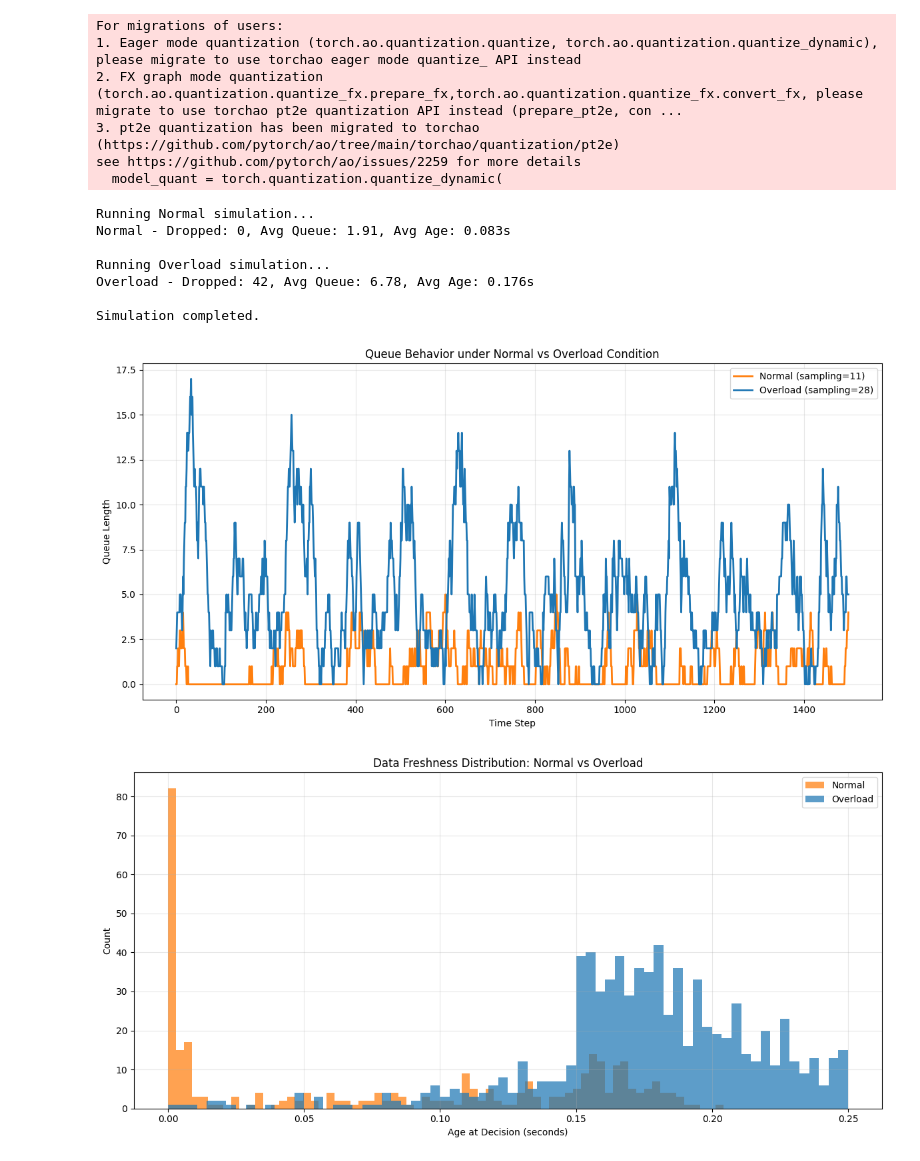
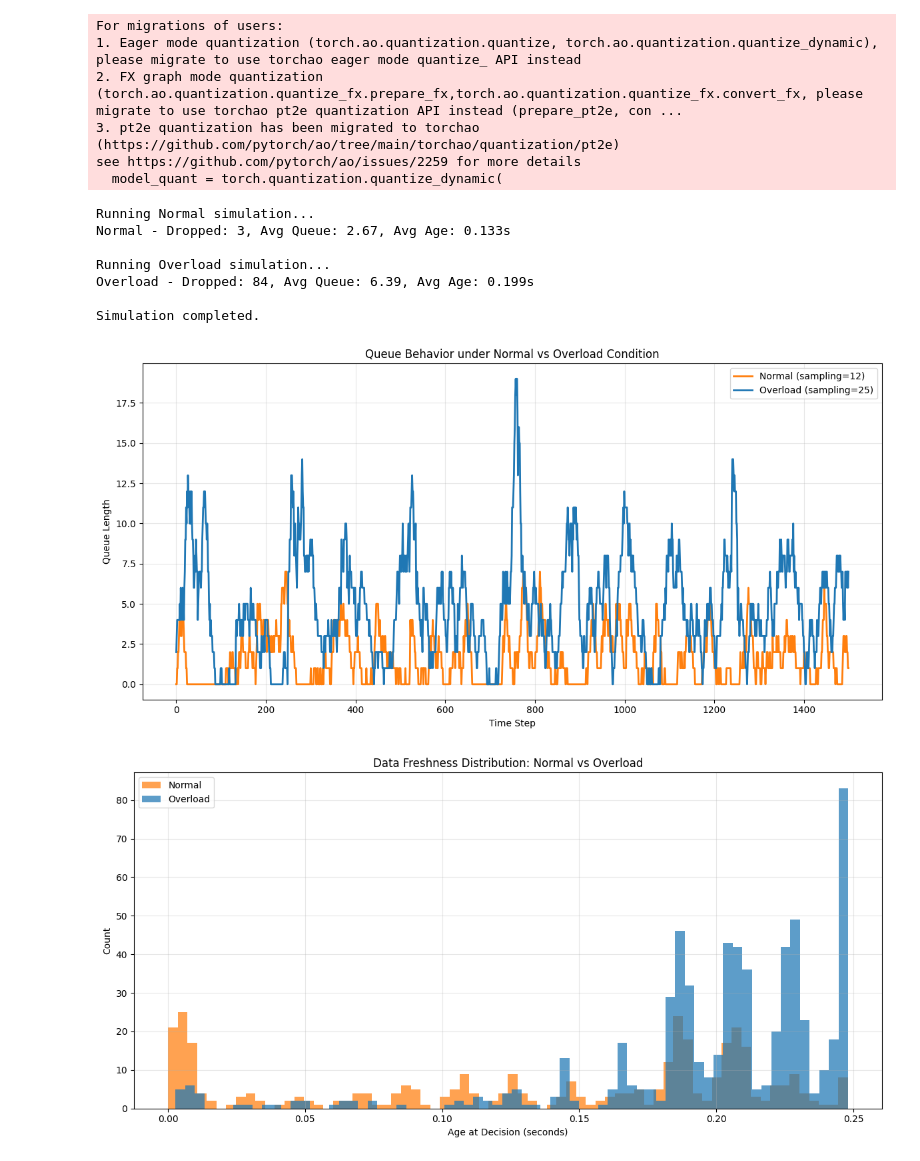
Before and after one commit to mklee38/COMP4436_Project, a Jupyter notebook: main.ipynb, the cells around one changed output. Saved outputs shown, nothing was run; the diff lists cells and outputs as text; code cells hidden in the pictures.

```diff
--- a/main.ipynb
+++ b/main.ipynb
@@ -148,11 +148,11 @@ class AIoT_System:
         return self.edge_time_pruned
 
     def _pick_model(self, qlen, head_age=0.0):
-        if head_age >= 0.17 or qlen >= 12:
+        if head_age >= 0.205 or qlen >= 17:
             self.current_model = "pruned"
-        elif qlen >= 5:
+        elif qlen >= 6:
             self.current_model = "quant"
-        elif qlen <= 2:
+        elif qlen <= 3:
             self.current_model = "full"
 
     def simulate(self, sampling_rate=12, duration=30, name="Normal", seed=42):
@@ -169,10 +169,10 @@ class AIoT_System:
         for i in range(steps):
             current_time = i * self.step
             if name == "Overload":
-                wave = 1.0 + 0.45 * np.sin(2 * np.pi * i / 120.0)
+                wave = 1.0 + 0.40 * np.sin(2 * np.pi * i / 120.0)
                 rate = sampling_rate * wave
             else:
-                wave = 1.0 + 0.10 * np.sin(2 * np.pi * i / 180.0)
+                wave = 1.0 + 0.18 * np.sin(2 * np.pi * i / 180.0)
                 rate = sampling_rate * wave
             rate = max(rate, 0.0)
             arrivals = rng.poisson(rate * self.step)
@@ -194,8 +194,8 @@ class AIoT_System:
             service_credit += self.step / inf_time
 
             # Boost when head sample is getting stale, reducing artificial peak at deadline edge
-            if self.queue and (current_time - self.queue[0]['arrival']) > 0.16:
-                service_credit += 0.45
+            if self.queue and (current_time - self.queue[0]['arrival']) > 0.17:
+                service_credit += 0.28
 
             while self.queue and service_credit >= 1.0:
                 current = self.queue[0]
@@ -206,7 +206,7 @@ class AIoT_System:
                     continue
 
                 qlen = len(self.queue)
-                observed_age = np.clip(current_age + rng.uniform(-0.5 * self.step, 0.5 * self.step), 0.0, self.deadline)
+                observed_age = np.clip(current_age + rng.normal(0.007, 0.004), 0.0, self.deadline - 0.002)
                 self.history.append({
                     'sample_id': current['id'],
                     'latency': current_age + inf_time + (self.network_latency if rng.random() > 0.65 else 0),
@@ -227,13 +227,13 @@ class AIoT_System:
 system = AIoT_System()
 
 print("Running Normal simulation...")
-df_normal = system.simulate(sampling_rate=11, duration=30, name="Normal", seed=42)
+df_normal = system.simulate(sampling_rate=12, duration=30, name="Normal", seed=42)
 queue_normal = np.array(system.queue_trace)
 avg_normal = df_normal['queue_len'].mean() if not df_normal.empty else 0.0
 print(f"Normal - Dropped: {system.dropped}, Avg Queue: {avg_normal:.2f}, Avg Age: {df_normal['age_at_decision'].mean():.3f}s")
 
 print("\nRunning Overload simulation...")
-df_overload = system.simulate(sampling_rate=28, duration=30, name="Overload", seed=84)
+df_overload = system.simulate(sampling_rate=25, duration=30, name="Overload", seed=84)
 queue_overload = np.array(system.queue_trace)
 avg_overload = df_overload['queue_len'].mean() if not df_overload.empty else 0.0
 print(f"Overload - Dropped: {system.dropped}, Avg Queue: {avg_overload:.2f}, Avg Age: {df_overload['age_at_decision'].mean():.3f}s")
@@ -241,17 +241,17 @@ print(f"Overload - Dropped: {system.dropped}, Avg Queue: {avg_overload:.2f}, Avg
 print("\nSimulation completed.")
 # %% [output]
 Running Normal simulation...
-Normal - Dropped: 0, Avg Queue: 1.91, Avg Age: 0.083s
+Normal - Dropped: 3, Avg Queue: 2.67, Avg Age: 0.133s
 
 Running Overload simulation...
-Overload - Dropped: 42, Avg Queue: 6.78, Avg Age: 0.176s
+Overload - Dropped: 84, Avg Queue: 6.39, Avg Age: 0.199s
 
 Simulation completed.
 # %%
 # ==================== 圖 1: Queue Behavior ====================
 plt.figure(figsize=(12, 6))
-plt.plot(queue_normal, label='Normal (sampling=11)', color='tab:orange', linewidth=2)
-plt.plot(queue_overload, label='Overload (sampling=28)', color='tab:blue', linewidth=2)
+plt.plot(queue_normal, label='Normal (sampling=12)', color='tab:orange', linewidth=2)
+plt.plot(queue_overload, label='Overload (sampling=25)', color='tab:blue', linewidth=2)
 plt.xlabel('Time Step')
 plt.ylabel('Queue Length')
 plt.title('Queue Behavior under Normal vs Overload Condition')
@@ -260,32 +260,37 @@ plt.grid(True, alpha=0.3)
 plt.tight_layout()
 plt.show()
 
 # ==================== 圖 2: Data Freshness ====================
 plt.figure(figsize=(12, 6))
 plt.hist(df_normal['age_at_decision'], bins=70, alpha=0.72, label='Normal', color='tab:orange')
 plt.hist(df_overload['age_at_decision'], bins=70, alpha=0.72, label='Overload', color='tab:blue')
 plt.xlabel('Age at Decision (seconds)')
 plt.ylabel('Count')
 plt.title('Data Freshness Distribution: Normal vs Overload')
 plt.legend()
 plt.grid(True, alpha=0.3)
 plt.tight_layout()
 plt.show()
 
 # ==================== 圖 3: Model Selection under Overload ====================
 plt.figure(figsize=(10, 6))
 model_counts = df_overload['model_used'].value_counts()
 bars = model_counts.plot(kind='bar', color=['#1f77b4', '#9467bd', '#d62728'])
+
+ax = bars.axes
+
+ax.set_ylim(0, model_counts.max() * 1.2)  # gives 15% headroom above the tallest bar
+
 plt.title('Model Selection under Overload Condition')
 plt.xlabel('Model Used')
 plt.ylabel('Number of Decisions')
 plt.grid(True, axis='y', alpha=0.3)
 
 for i, v in enumerate(model_counts):
     plt.text(i, v + 40, str(v), ha='center', fontsize=12, fontweight='bold')
 
 plt.tight_layout()
 plt.show()
 # %% [output]
-[figure, old version]
+[figure, new version]
-[figure, old version]
+[figure, new version]
```
Also changed, not shown: parts of 1 cell of this notebook, 7 other files.
